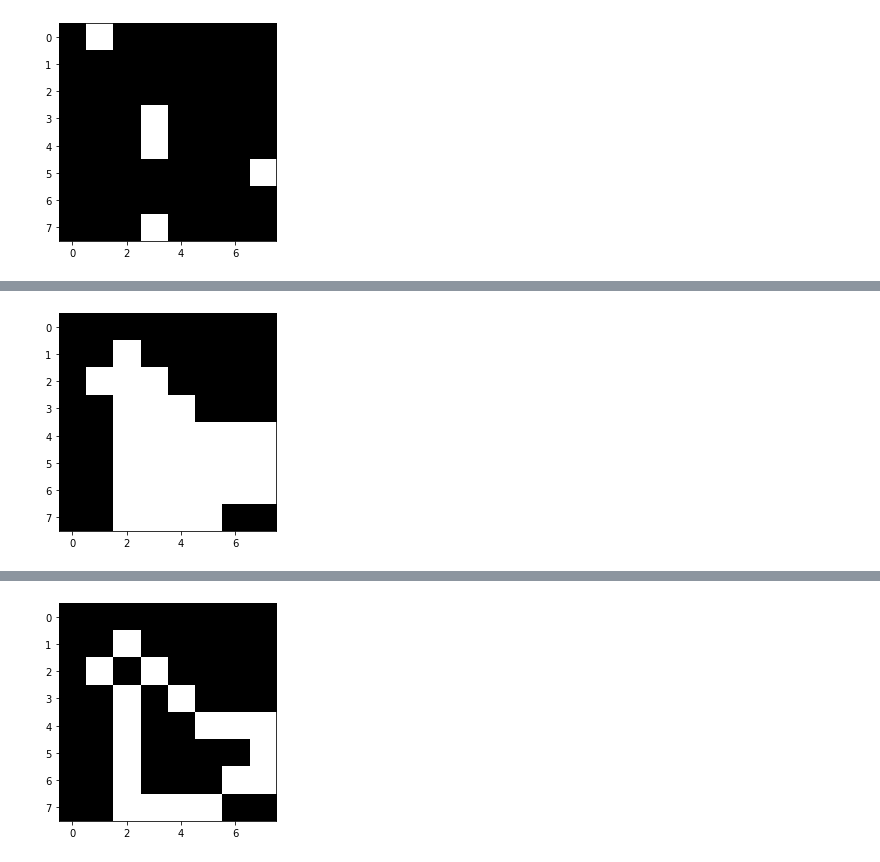
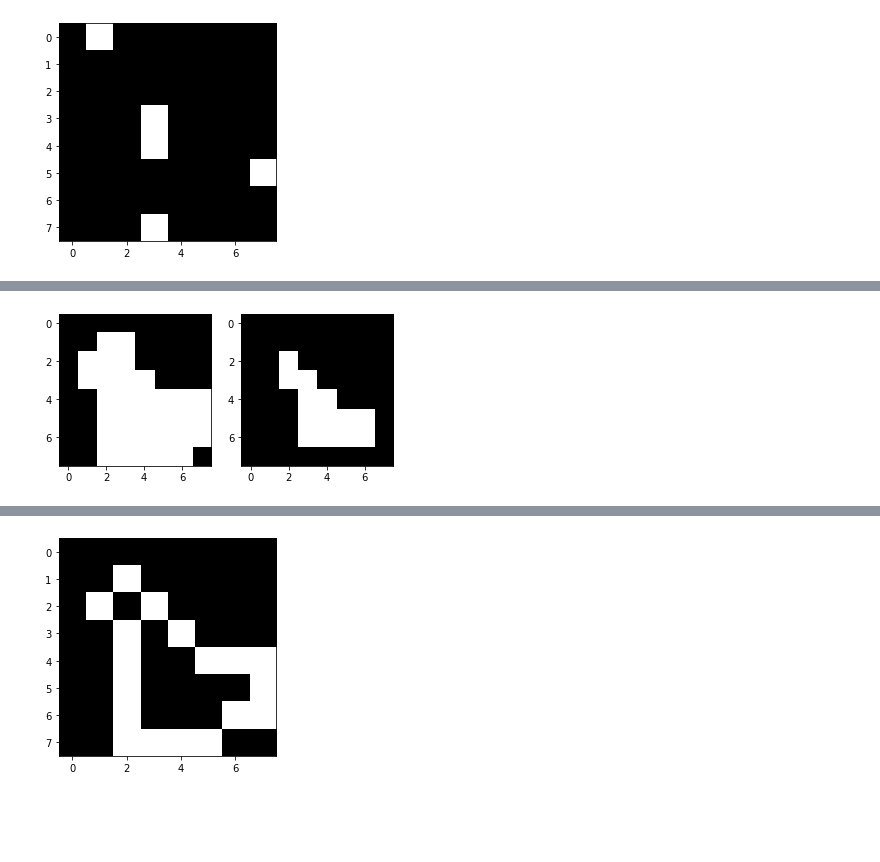
Before and after one commit to hansellperez/MATH578-personal, a Jupyter notebook: Lectures/Lec05_CS_RR.ipynb, the cells around one changed output, grey strips where cells are left out. Saved outputs shown, nothing was run; the diff lists cells and outputs as text; code cells hidden in the pictures; blank space fills up the shorter version.

```diff
--- a/Lectures/Lec05_CS_RR.ipynb
+++ b/Lectures/Lec05_CS_RR.ipynb
@@ -415,8 +448,11 @@ plt.imshow(mask, cmap='gray')
 # %%
+plt.subplot(1,2,1)
 res = np.logical_and(mask > mask.mean(), mask_outer)
 plt.imshow(res, cmap='gray');
+plt.subplot(1,2,2)
+plt.imshow(ndimage.binary_erosion(res), cmap='gray');
 # %% [output]
-[figure, old version]
+[figure, new version]
 # %%
 plt.imshow(ndimage.binary_erosion(res), cmap='gray');
 # %% [output]
```
Also changed, not shown: parts of 4 cells of this notebook.
